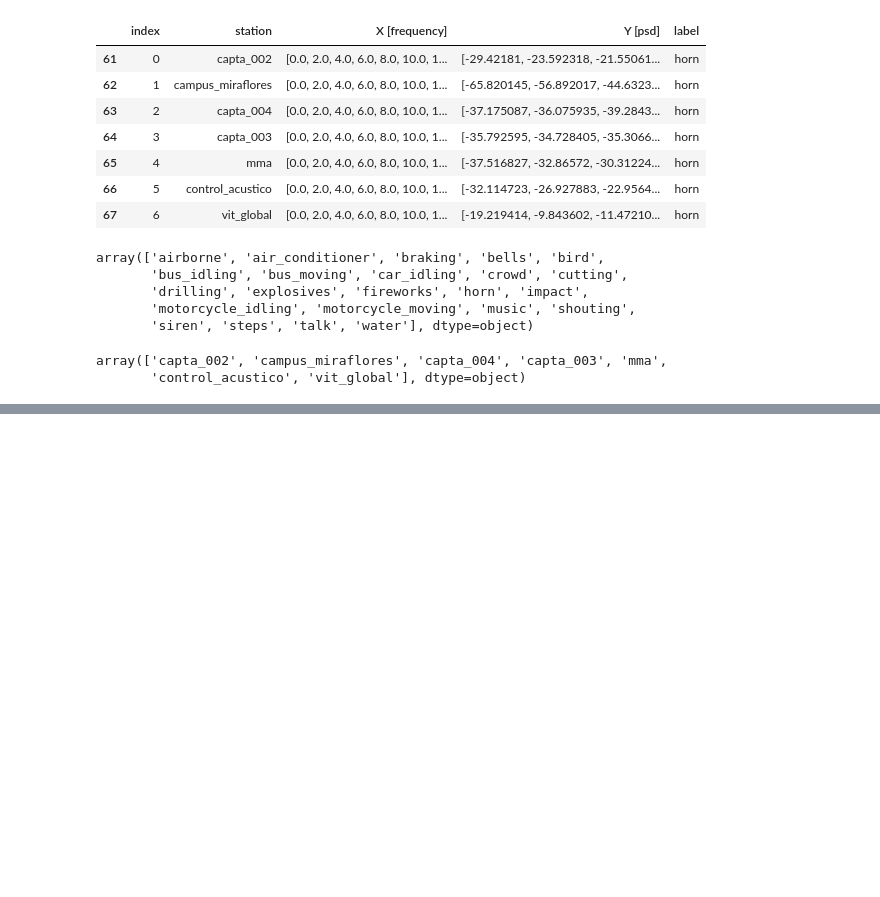
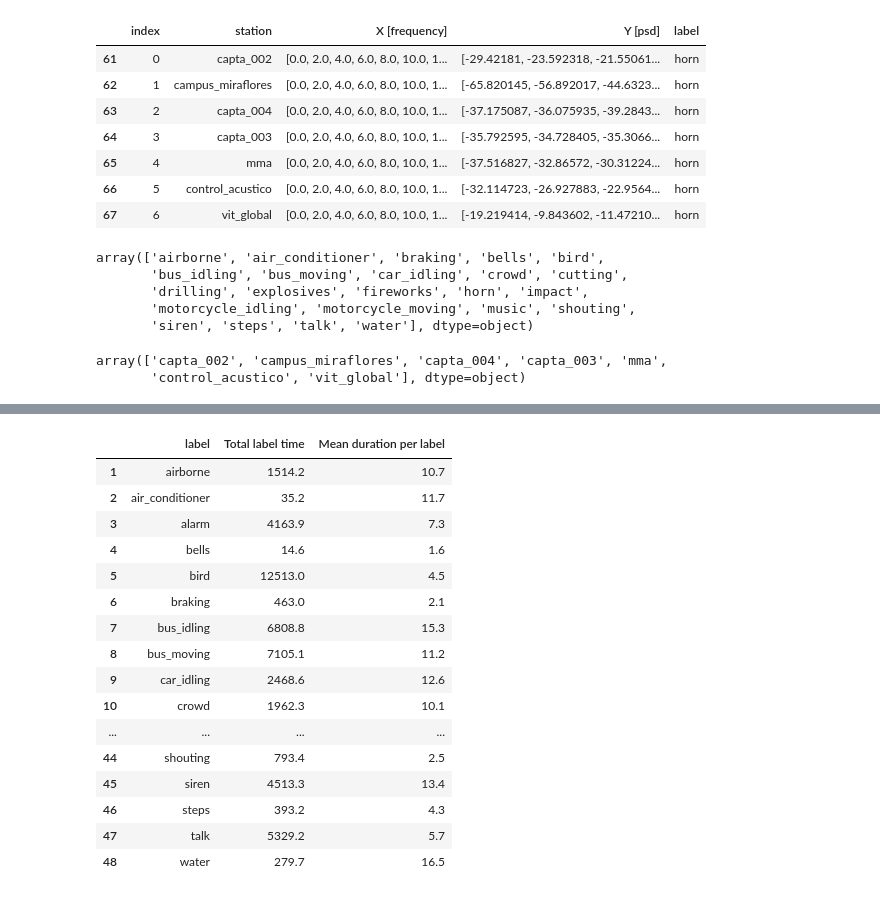
Before and after one commit to JoaquinRMorales/fusa_noise, a Jupyter notebook: Experiments.ipynb, the cells around one changed output, grey strips where cells are left out. Saved outputs shown, nothing was run; the diff lists cells and outputs as text; code cells hidden in the pictures; blank space fills up the shorter version.

```diff
--- a/Experiments.ipynb
+++ b/Experiments.ipynb
@@ -125,0 +129,3 @@ with open(os.getcwd()+'/Data/plotdata/bird.txt', "wb") as f:
+# %%
+plotters = os.listdir(os.getcwd()+'/Data/plotdata')
+plotters
@@ -125,0 +150,33 @@ with open(os.getcwd()+'/Data/plotdata/bird.txt', "wb") as f:
+# %%
+columns = ['label', 'Total label time', 'Mean duration per label']
+rows = []
+# %%
+for i in plotters:
+    filename = os.getcwd()+'/Data/Threshold_05/'+i
+    daf = pd.read_csv(filename, sep=' ')
+    label = i.replace('.txt', '')
+    time = round(daf['duration'].sum(), 1)
+    mean_time = round(daf['duration'].sum()/len(daf), 1)
+
+    rows.append([label, time, mean_time])
+readme = pd.DataFrame(rows ,columns=columns)
+readme.index += 1
+readme
+# %% [output]
+|  | label | Total label time | Mean duration per label |
+| 1 | airborne | 1514.2 | 10.7 |
+| 2 | air_conditioner | 35.2 | 11.7 |
+| 3 | alarm | 4163.9 | 7.3 |
+| 4 | bells | 14.6 | 1.6 |
+| 5 | bird | 12513.0 | 4.5 |
+| 6 | braking | 463.0 | 2.1 |
+| 7 | bus_idling | 6808.8 | 15.3 |
+| 8 | bus_moving | 7105.1 | 11.2 |
+| 9 | car_idling | 2468.6 | 12.6 |
+| 10 | crowd | 1962.3 | 10.1 |
+| ... | ... | ... | ... |
+| 44 | shouting | 793.4 | 2.5 |
+| 45 | siren | 4513.3 | 13.4 |
+| 46 | steps | 393.2 | 4.3 |
+| 47 | talk | 5329.2 | 5.7 |
+| 48 | water | 279.7 | 16.5 |
```
Also changed, not shown: parts of 13 cells of this notebook, 3 other files.
